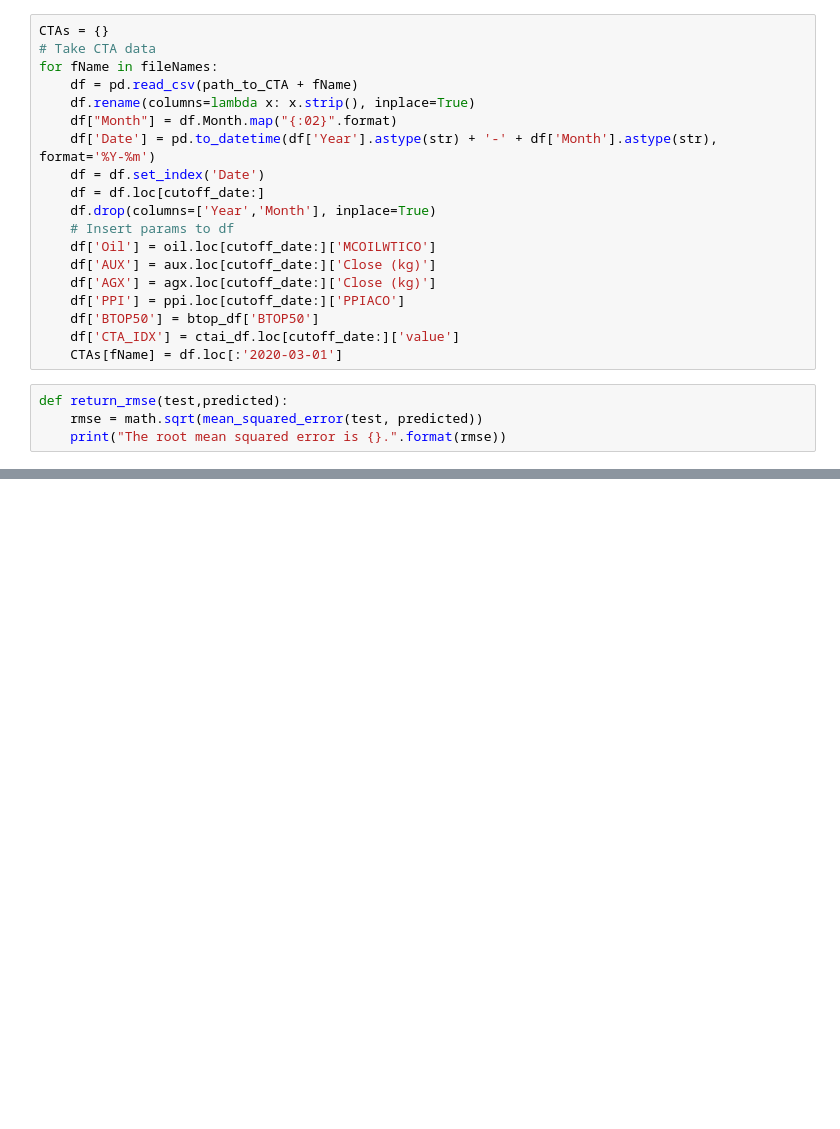
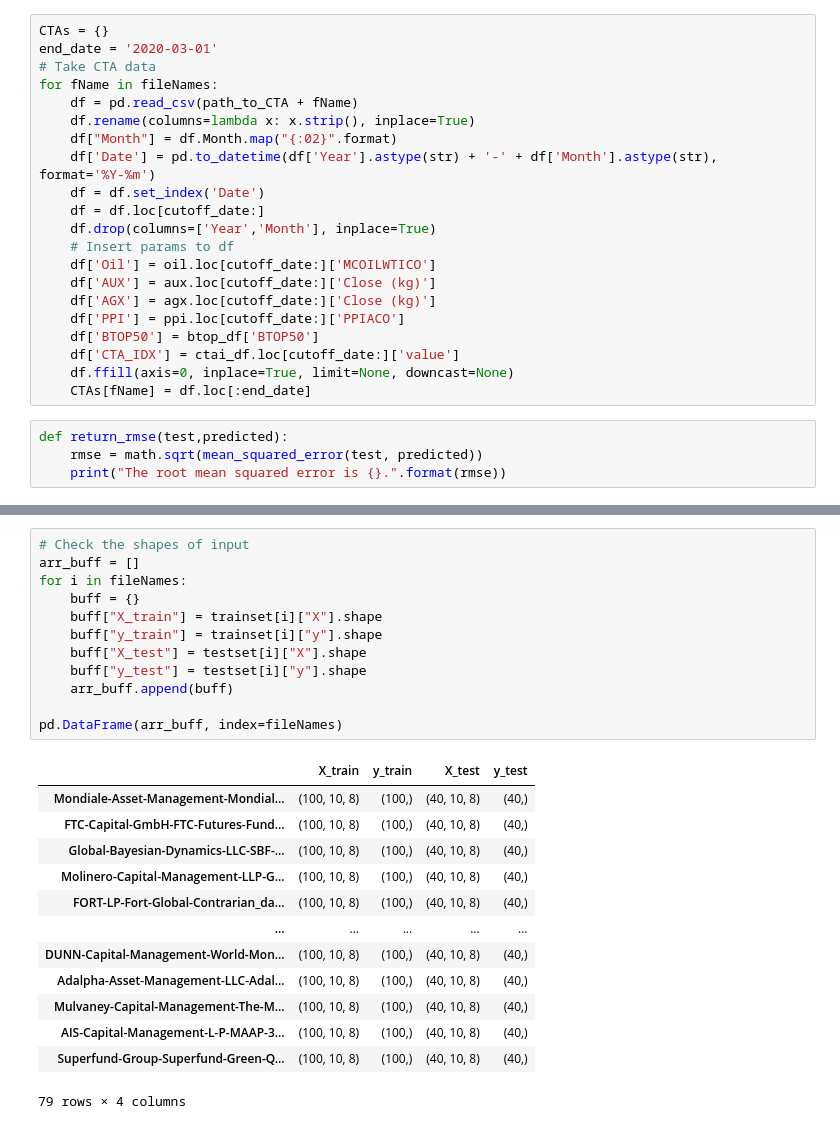
Before and after one commit to LukasJur/CTA_forecasting_RNN, a Jupyter notebook: CTA_RNN.ipynb, the cells around one changed output, grey strips where cells are left out. Cells and saved outputs as stored; diff of their text form; blank space fills up the shorter version.

```diff
--- a/CTA_RNN.ipynb
+++ b/CTA_RNN.ipynb
@@ -82,6 +80,7 @@ ctai_df['Date'] = pd.to_datetime(ctai_df['year'].astype(str) + '-' + ctai_df['mo
 ctai_df = ctai_df.set_index('Date')
 # %%
 CTAs = {}
+end_date = '2020-03-01'
 # Take CTA data
 for fName in fileNames:
     df = pd.read_csv(path_to_CTA + fName)
@@ -98,7 +97,8 @@ for fName in fileNames:
     df['PPI'] = ppi.loc[cutoff_date:]['PPIACO']
     df['BTOP50'] = btop_df['BTOP50']
     df['CTA_IDX'] = ctai_df.loc[cutoff_date:]['value']
-    CTAs[fName] = df.loc[:'2020-03-01']
+    df.ffill(axis=0, inplace=True, limit=None, downcast=None)
+    CTAs[fName] = df.loc[:end_date]
 # %%
 def return_rmse(test,predicted):
     rmse = math.sqrt(mean_squared_error(test, predicted))
@@ -196,3 +180,29 @@ for fName in fileNames:
+# %%
+# Check the shapes of input
+arr_buff = []
+for i in fileNames:
+    buff = {}
+    buff["X_train"] = trainset[i]["X"].shape
+    buff["y_train"] = trainset[i]["y"].shape
+    buff["X_test"] = testset[i]["X"].shape
+    buff["y_test"] = testset[i]["y"].shape
+    arr_buff.append(buff)
+
+pd.DataFrame(arr_buff, index=fileNames)
+# %% [output]
+|  | X_train | y_train | X_test | y_test |
+| Mondiale-Asset-Management-Mondial... | (100, 10, 8) | (100,) | (40, 10, 8) | (40,) |
+| FTC-Capital-GmbH-FTC-Futures-Fund... | (100, 10, 8) | (100,) | (40, 10, 8) | (40,) |
+| Global-Bayesian-Dynamics-LLC-SBF-... | (100, 10, 8) | (100,) | (40, 10, 8) | (40,) |
+| Molinero-Capital-Management-LLP-G... | (100, 10, 8) | (100,) | (40, 10, 8) | (40,) |
+| FORT-LP-Fort-Global-Contrarian_da... | (100, 10, 8) | (100,) | (40, 10, 8) | (40,) |
+| ... | ... | ... | ... | ... |
+| DUNN-Capital-Management-World-Mon... | (100, 10, 8) | (100,) | (40, 10, 8) | (40,) |
+| Adalpha-Asset-Management-LLC-Adal... | (100, 10, 8) | (100,) | (40, 10, 8) | (40,) |
+| Mulvaney-Capital-Management-The-M... | (100, 10, 8) | (100,) | (40, 10, 8) | (40,) |
+| AIS-Capital-Management-L-P-MAAP-3... | (100, 10, 8) | (100,) | (40, 10, 8) | (40,) |
+| Superfund-Group-Superfund-Green-Q... | (100, 10, 8) | (100,) | (40, 10, 8) | (40,) |
+79 rows × 4 columns
 # %%
 # The LSTM architecture
 regressor = Sequential()
```
Also changed, not shown: parts of 5 cells of this notebook, 3 other files.
